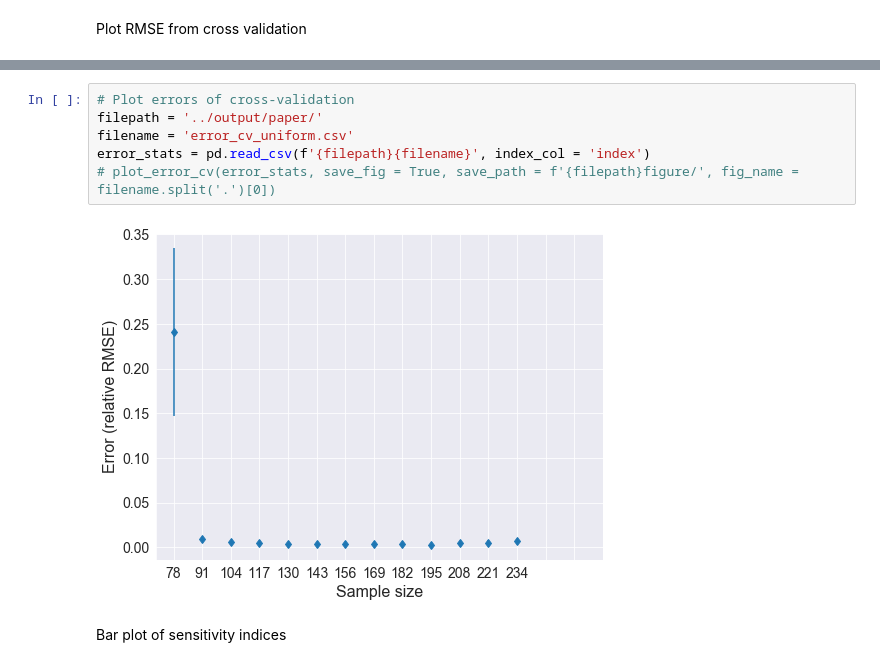
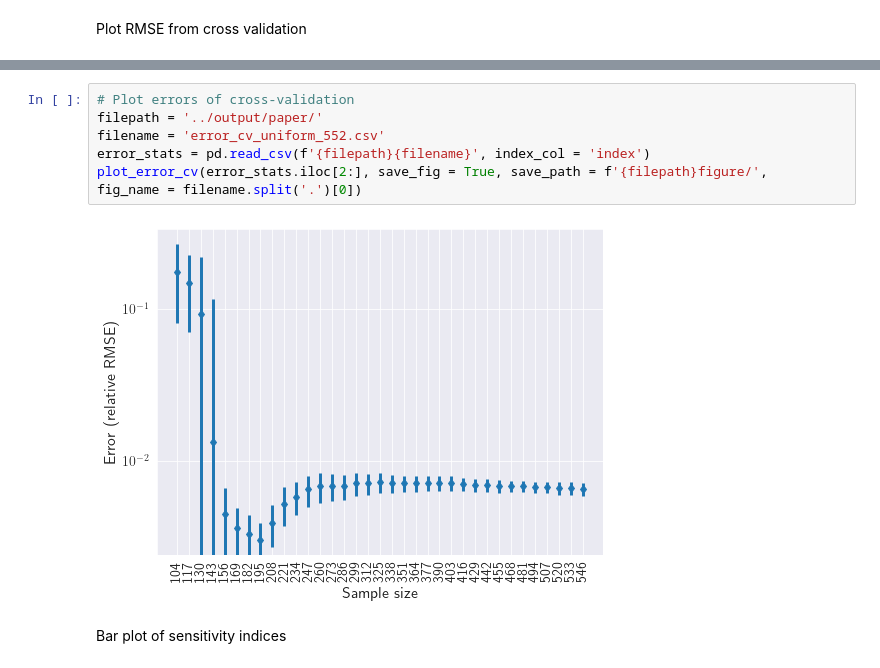
Before and after one commit to QianWanghhu/factor_fixing, a Jupyter notebook: qian_dev/visualization.ipynb, the cells around one changed output, grey strips where cells are left out. Saved outputs shown, nothing was run; the diff lists cells and outputs as text.

```diff
--- a/qian_dev/visualization.ipynb
+++ b/qian_dev/visualization.ipynb
@@ -14,11 +21,11 @@ from plot import plot_error_cv
 # %%
 # Plot errors of cross-validation
 filepath = '../output/paper/'
-filename = 'error_cv_uniform.csv'
+filename = 'error_cv_uniform_552.csv'
 error_stats = pd.read_csv(f'{filepath}{filename}', index_col = 'index')
-# plot_error_cv(error_stats, save_fig = True, save_path = f'{filepath}figure/', fig_name = filename.split('.')[0])
+plot_error_cv(error_stats.iloc[2:], save_fig = True, save_path = f'{filepath}figure/',      fig_name = filename.split('.')[0])
 # %% [output]
-[figure, old version]
+[figure, new version]
 # %% [markdown]
 Bar plot of sensitivity indices
 # %%
```
Also changed, not shown: parts of 15 cells of this notebook.
